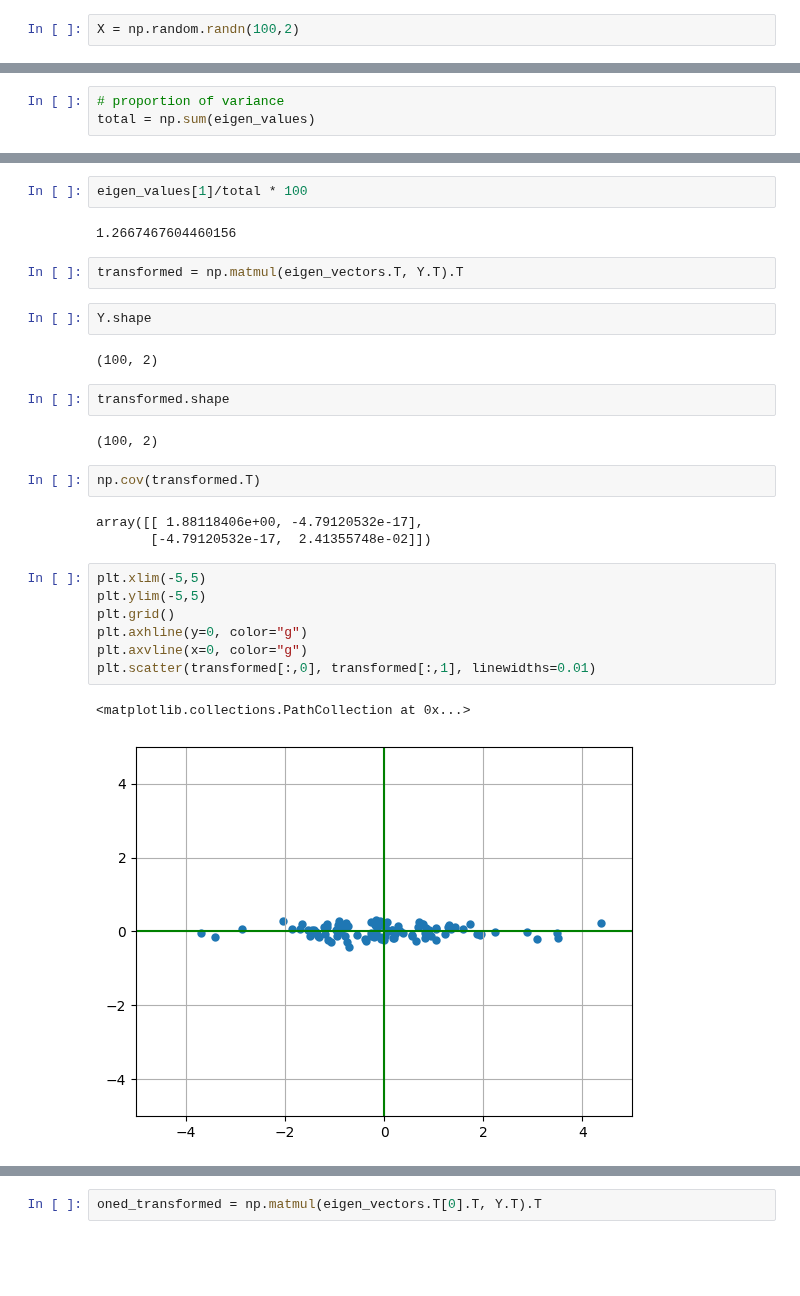
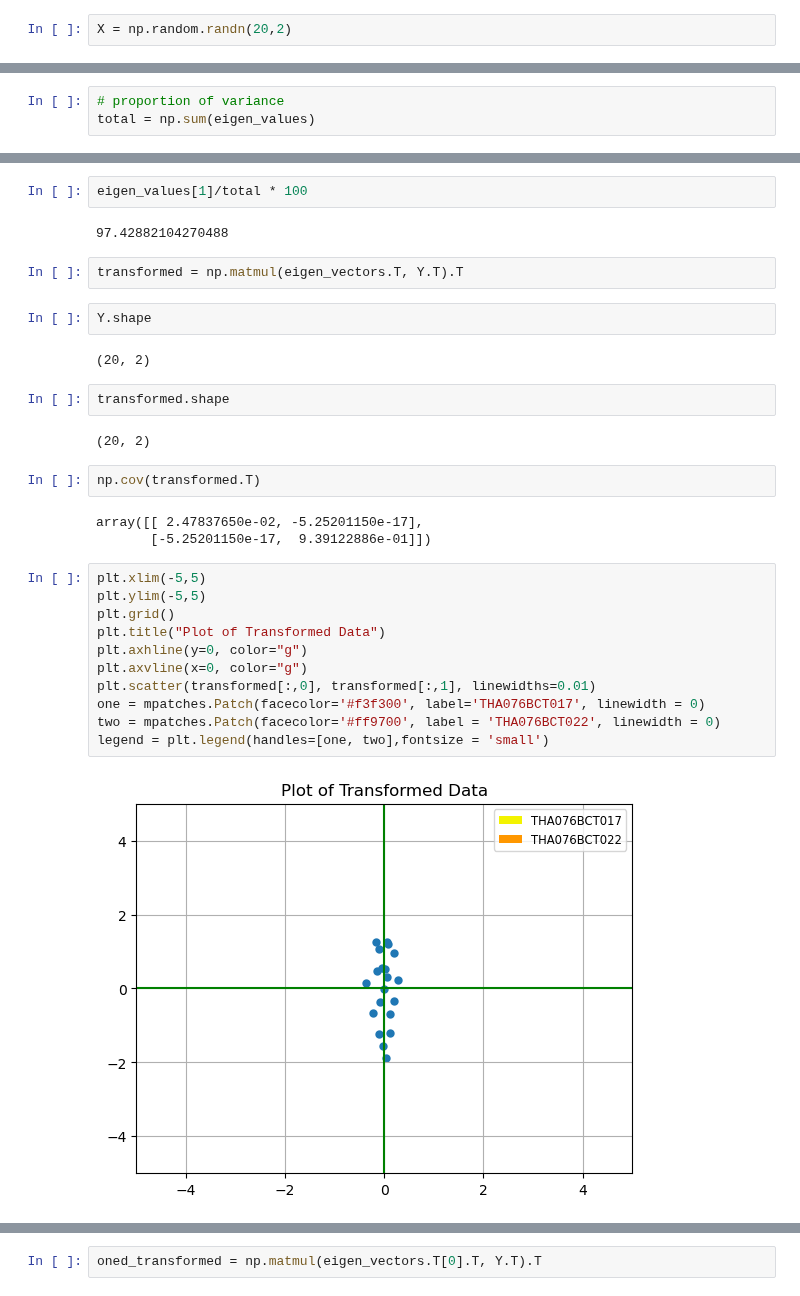
Before and after one commit to Kaustuv-Karki/Data-mining, a Jupyter notebook: PCA-lab1/PCApart1.ipynb, the cells around one changed output, grey strips where cells are left out. Cells and saved outputs as stored; diff of their text form; blank space fills up the shorter version.

```diff
--- a/PCA-lab1/PCApart1.ipynb
+++ b/PCA-lab1/PCApart1.ipynb
@@ -13,7 +13,7 @@
 import numpy as np
 import matplotlib.pyplot as plt
 # %%
-X = np.random.randn(100,2)
+X = np.random.randn(20,2)
 # %%
 X.shape
 # %% [output]
@@ -118,32 +134,35 @@ total = np.sum(eigen_values)
 # %%
 eigen_values[1]/total * 100
 # %% [output]
-1.2667467604460156
+97.42882104270488
 # %%
 transformed = np.matmul(eigen_vectors.T, Y.T).T
 # %%
 Y.shape
 # %% [output]
-(100, 2)
+(20, 2)
 # %%
 transformed.shape
 # %% [output]
-(100, 2)
+(20, 2)
 # %%
 np.cov(transformed.T)
 # %% [output]
-array([[ 1.88118406e+00, -4.79120532e-17],
-       [-4.79120532e-17,  2.41355748e-02]])
+array([[ 2.47837650e-02, -5.25201150e-17],
+       [-5.25201150e-17,  9.39122886e-01]])
 # %%
 plt.xlim(-5,5)
 plt.ylim(-5,5)
 plt.grid()
+plt.title("Plot of Transformed Data")
 plt.axhline(y=0, color="g")
 plt.axvline(x=0, color="g")
 plt.scatter(transformed[:,0], transformed[:,1], linewidths=0.01)
+one = mpatches.Patch(facecolor='#f3f300', label='THA076BCT017', linewidth = 0)
+two = mpatches.Patch(facecolor='#ff9700', label = 'THA076BCT022', linewidth = 0)
+legend = plt.legend(handles=[one, two],fontsize = 'small')
 # %% [output]
-<matplotlib.collections.PathCollection at 0x...>
-[figure, old version]
+[figure, new version]
 # %%
 
 eigen_vectors.T[0]
```
Also changed, not shown: parts of 21 cells of this notebook, 18 other files.
